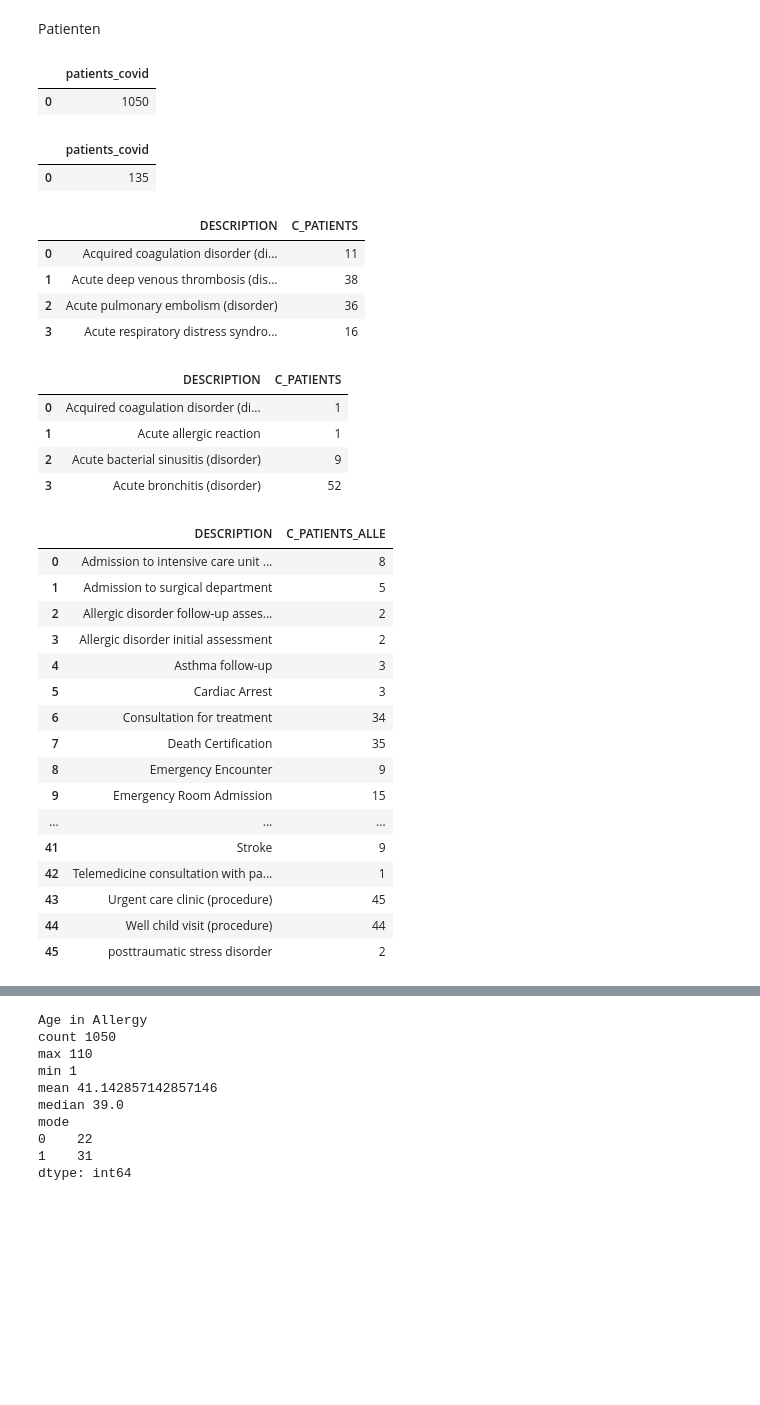
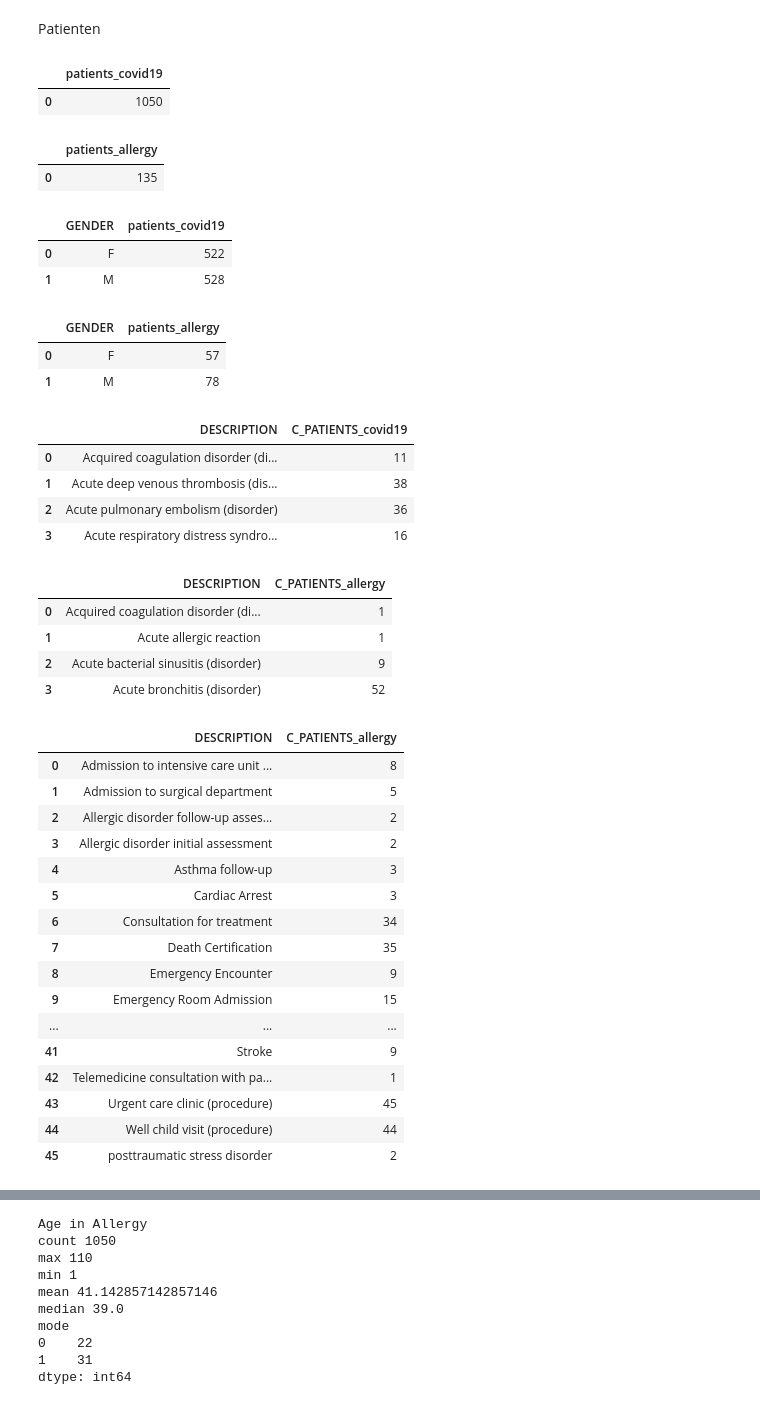
Before and after one commit to Fuenfgeld/TeamDataScDatenmanagementUndArchivierung, a Jupyter notebook: ProjektCovid19Allergy.ipynb, the cells around one changed output, grey strips where cells are left out. Saved outputs shown, nothing was run; the diff lists cells and outputs as text; code cells hidden in the pictures; blank space fills up the shorter version.

```diff
--- a/ProjektCovid19Allergy.ipynb
+++ b/ProjektCovid19Allergy.ipynb
@@ -36,24 +35,38 @@ Mounted at /content/drive/
 # %% [markdown]
 Patienten
 # %%
-count_patients_cov = pd.read_sql_query("select count(*) patients_covid from patients_cov;", conn) #Anzahl an Patienten mit COVID-19
+count_patients_cov = pd.read_sql_query("select count(*) patients_covid19 from patients_cov;", conn) #Anzahl an Patienten mit COVID-19
 count_patients_cov
 # %% [output]
-|  | patients_covid |
+|  | patients_covid19 |
 | 0 | 1050 |
 # %%
-count_patients_alle = pd.read_sql_query("select count(*) patients_covid from patients_alle;", conn) #Anzahl an Patienten mit Allergie
+count_patients_alle = pd.read_sql_query("select count(*) patients_allergy from patients_alle;", conn) #Anzahl an Patienten in Allergie
 count_patients_alle
 # %% [output]
-|  | patients_covid |
+|  | patients_allergy |
 | 0 | 135 |
+# %%
+count_patients_gender_cov = pd.read_sql_query("select GENDER, count(id) patients_covid19 from patients_cov group by GENDER;", conn) #Patienten by Geschlecht in COVID-19
+count_patients_gender_cov
+# %% [output]
+|  | GENDER | patients_covid19 |
+| 0 | F | 522 |
+| 1 | M | 528 |
+# %%
+count_patients_gender_alle = pd.read_sql_query("select GENDER, count(id) patients_allergy from patients_alle group by GENDER;", conn) #Patienten by Geschlecht in COVID-19
+count_patients_gender_alle
+# %% [output]
+|  | GENDER | patients_allergy |
+| 0 | F | 57 |
+| 1 | M | 78 |
 # %%
 # Patient und Conditions in conditions_cov
 
-observations_patients_cov = pd.read_sql_query("select DESCRIPTION, count(distinct PATIENT) C_PATIENTS FROM conditions_cov group by DESCRIPTION;", conn) #Anzahl an Patienten mit COVID-19
+observations_patients_cov = pd.read_sql_query("select DESCRIPTION, count(distinct PATIENT) C_PATIENTS_covid19 FROM conditions_cov group by DESCRIPTION;", conn) #Anzahl an Patienten mit COVID-19
 observations_patients_cov.head(4)
 # %% [output]
-|  | DESCRIPTION | C_PATIENTS |
+|  | DESCRIPTION | C_PATIENTS_covid19 |
 | 0 | Acquired coagulation disorder (di... | 11 |
 | 1 | Acute deep venous thrombosis (dis... | 38 |
 | 2 | Acute pulmonary embolism (disorder) | 36 |
@@ -61,10 +74,10 @@ observations_patients_cov.head(4)
 # %%
 # Patient und Conditions in conditions_alle
 
-observations_patients_alle = pd.read_sql_query("select DESCRIPTION, count(distinct PATIENT) C_PATIENTS FROM conditions_alle group by DESCRIPTION;", conn)
+observations_patients_alle = pd.read_sql_query("select DESCRIPTION, count(distinct PATIENT) C_PATIENTS_allergy FROM conditions_alle group by DESCRIPTION;", conn)
 observations_patients_alle.head(4)
 # %% [output]
-|  | DESCRIPTION | C_PATIENTS |
+|  | DESCRIPTION | C_PATIENTS_allergy |
 | 0 | Acquired coagulation disorder (di... | 1 |
 | 1 | Acute allergic reaction | 1 |
 | 2 | Acute bacterial sinusitis (disorder) | 9 |
@@ -72,10 +85,10 @@ observations_patients_alle.head(4)
 # %%
 # Patient und Description in encounter_alle
 
-encounter_description_patients_alle = pd.read_sql_query("select DESCRIPTION , count(distinct PATIENT) C_PATIENTS_ALLE FROM encounters_alle ea  where DESCRIPTION not like '' group by DESCRIPTION ;", conn)
+encounter_description_patients_alle = pd.read_sql_query("select DESCRIPTION , count(distinct PATIENT) C_PATIENTS_allergy FROM encounters_alle ea  where DESCRIPTION not like '' group by DESCRIPTION ;", conn)
 encounter_description_patients_alle
 # %% [output]
-|  | DESCRIPTION | C_PATIENTS_ALLE |
+|  | DESCRIPTION | C_PATIENTS_allergy |
 | 0 | Admission to intensive care unit ... | 8 |
 | 1 | Admission to surgical department | 5 |
 | 2 | Allergic disorder follow-up asses... | 2 |
```
Also changed, not shown: parts of 7 cells of this notebook.
